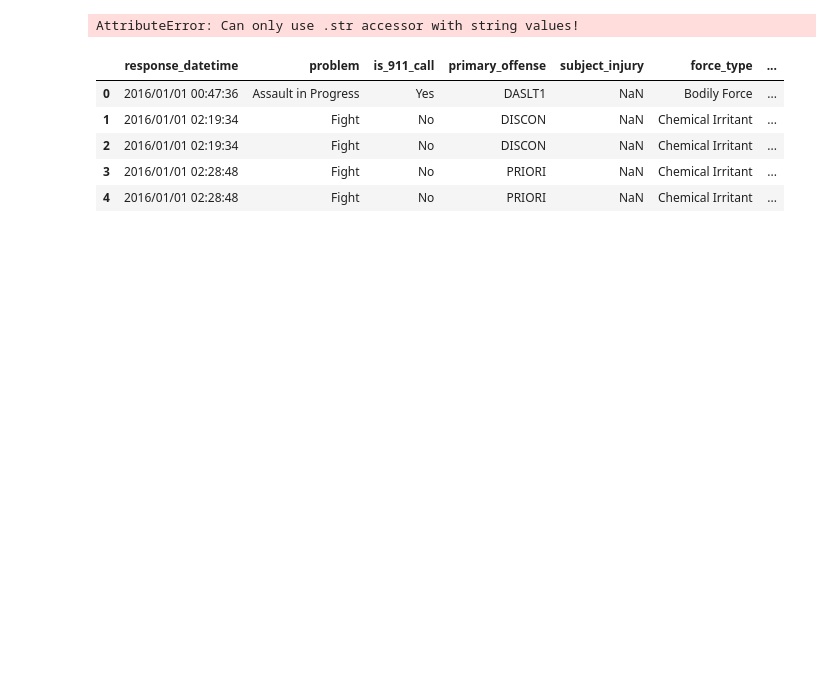
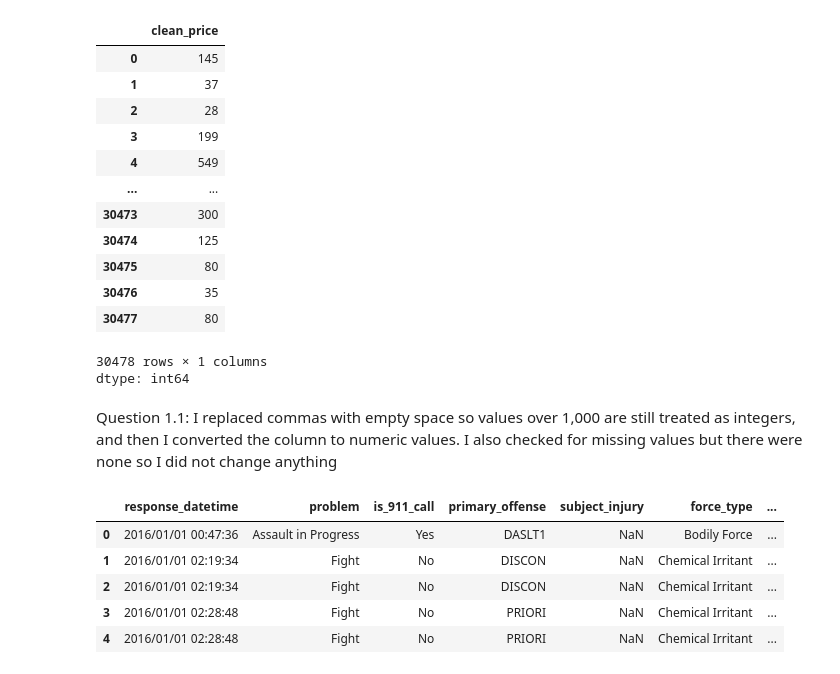
Before and after one commit to lauracarbaugh/wrangling_assignment, a Jupyter notebook: wrangling_assignment.ipynb, the cells around one changed output. Drawn from its saved outputs; the diff is of its cells as text; code cells hidden in the pictures; blank space fills up the shorter version.

```diff
--- a/wrangling_assignment.ipynb
+++ b/wrangling_assignment.ipynb
@@ -45,14 +47,28 @@ airbnb.head()
 | 2 | 39608626 | NaN | Sunny Room in Harlem | Manhattan | Apartment | NaN | Private room | 10032.0 | ... |
 | 3 | 500 | 6/26/2008 | Gorgeous 1 BR with Private Balcony | Manhattan | Apartment | NaN | Entire home/apt | 10024.0 | ... |
 | 4 | 500 | 6/26/2008 | Trendy Times Square Loft | Manhattan | Apartment | 95.0 | Private room | 10036.0 | ... |
-# %%
-# Question 1.1
-airbnb['Price'] = airbnb['Price'].str.replace(',', '').str.replace('$', '')
-airbnb['Price'] = pd.to_numeric(airbnb['Price'], errors='coerce')
-# I replaced commas with empty space so values over 1,000 are still treated as integers, and then I converted the column to numeric values.
-# I also checked for missing values but there were none so I did not change anything
-# %% [output]
-AttributeError: Can only use .str accessor with string values!
+# %%
+# Question 1.1
+airbnb['clean_price'] = airbnb['Price'].str.replace(',', '').str.replace('$', '')
+airbnb['clean_price'] = pd.to_numeric(airbnb['clean_price'], errors='coerce')
+airbnb['clean_price']
+# %% [output]
+|  | clean_price |
+| 0 | 145 |
+| 1 | 37 |
+| 2 | 28 |
+| 3 | 199 |
+| 4 | 549 |
+| ... | ... |
+| 30473 | 300 |
+| 30474 | 125 |
+| 30475 | 80 |
+| 30476 | 35 |
+| 30477 | 80 |
+30478 rows × 1 columns
+dtype: int64
+# %% [markdown]
+Question 1.1: I replaced commas with empty space so values over 1,000 are still treated as integers, and then I converted the column to numeric values. I also checked for missing values but there were none so I did not change anything
 # %%
 police = pd.read_csv("mn_police_use_of_force.csv")
 police.head()
```
Also changed, not shown: parts of 22 cells of this notebook.
